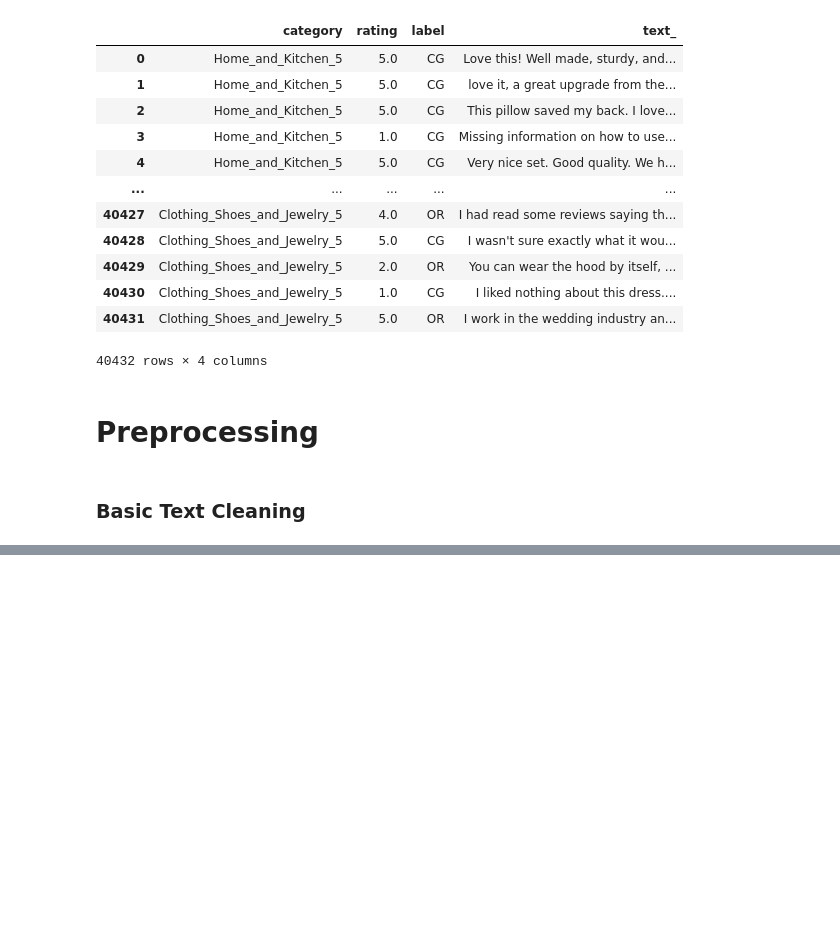
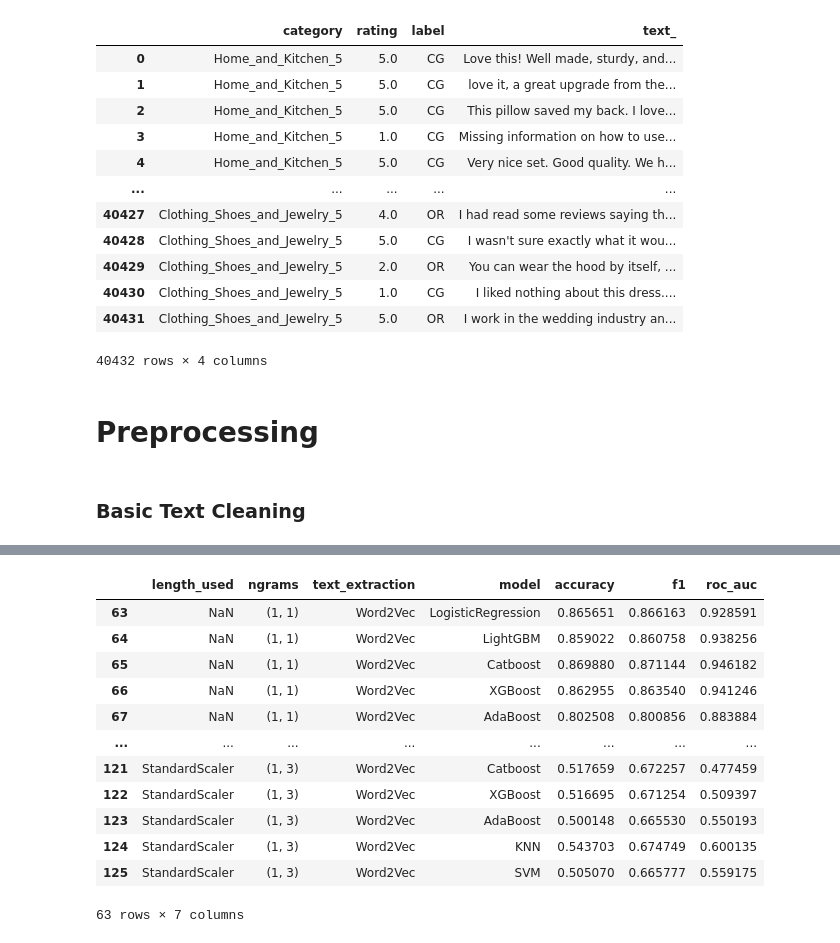
Before and after one commit to niimo753/spam-review-detection, a Jupyter notebook: notebooks/testing/word2vec.ipynb, the cells around one changed output, grey strips where cells are left out. Saved outputs shown, nothing was run; the diff lists cells and outputs as text; code cells hidden in the pictures; blank space fills up the shorter version.

Commit message:
update new testing file for word2vec

```diff
--- a/notebooks/testing/word2vec.ipynb
+++ b/notebooks/testing/word2vec.ipynb
@@ -352,0 +556,21 @@ output_saved_df
+# %%
+saved_file = pd.read_csv(r"..\..\output\csv\w2v_model_results.csv")
+new_file = saved_file.loc[(saved_file["w2v_type"]=="skipgram")].drop(columns=["vector_size", "epochs", "precision", "recall"]).rename(columns={"w2v_type": "text_extraction"})
+new_file["text_extraction"] = ["Word2Vec"]*63
+new_file = new_file[["length_used", "ngrams", "text_extraction", "model", "accuracy", "f1", "roc_auc"]]
+# new_file.reset_index(drop=True).to_csv("../../output/csv/w2v_results_final.csv", index=False)
+new_file
+# %% [output]
+|  | length_used | ngrams | text_extraction | model | accuracy | f1 | roc_auc |
+| 63 | NaN | (1, 1) | Word2Vec | LogisticRegression | 0.865651 | 0.866163 | 0.928591 |
+| 64 | NaN | (1, 1) | Word2Vec | LightGBM | 0.859022 | 0.860758 | 0.938256 |
+| 65 | NaN | (1, 1) | Word2Vec | Catboost | 0.869880 | 0.871144 | 0.946182 |
+| 66 | NaN | (1, 1) | Word2Vec | XGBoost | 0.862955 | 0.863540 | 0.941246 |
+| 67 | NaN | (1, 1) | Word2Vec | AdaBoost | 0.802508 | 0.800856 | 0.883884 |
+| ... | ... | ... | ... | ... | ... | ... | ... |
+| 121 | StandardScaler | (1, 3) | Word2Vec | Catboost | 0.517659 | 0.672257 | 0.477459 |
+| 122 | StandardScaler | (1, 3) | Word2Vec | XGBoost | 0.516695 | 0.671254 | 0.509397 |
+| 123 | StandardScaler | (1, 3) | Word2Vec | AdaBoost | 0.500148 | 0.665530 | 0.550193 |
+| 124 | StandardScaler | (1, 3) | Word2Vec | KNN | 0.543703 | 0.674749 | 0.600135 |
+| 125 | StandardScaler | (1, 3) | Word2Vec | SVM | 0.505070 | 0.665777 | 0.559175 |
+63 rows × 7 columns
```
Also changed, not shown: parts of 29 cells of this notebook.
